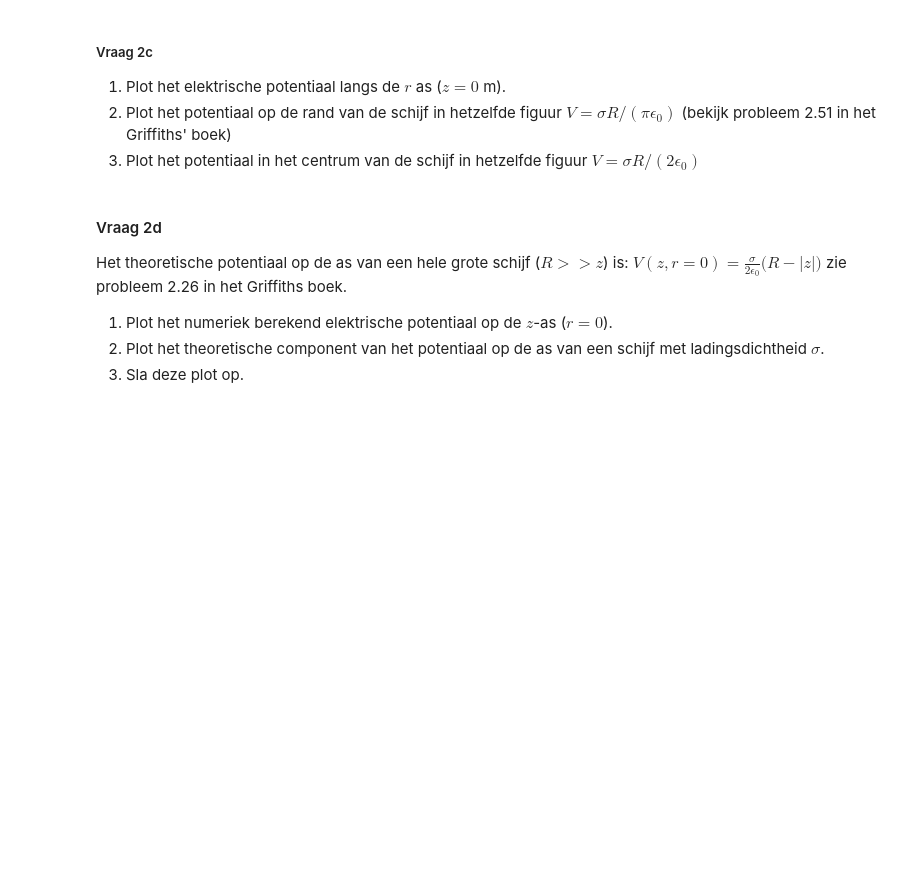
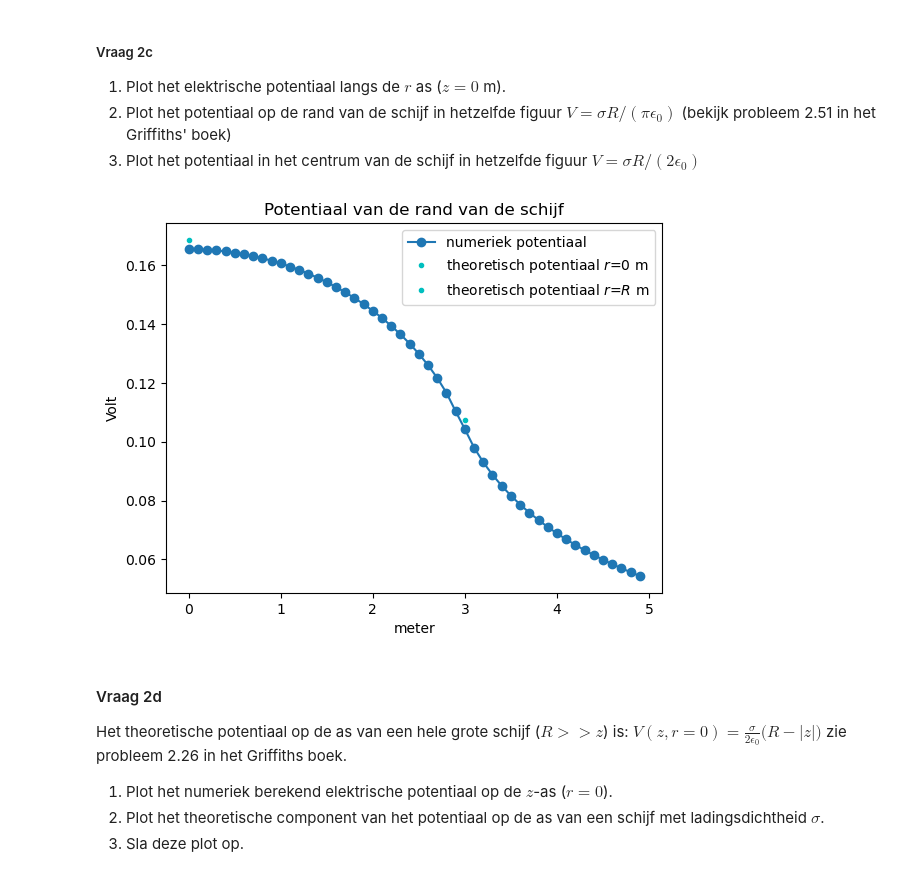
Before and after one commit to daanTN/DEF-Daan, a Jupyter notebook: DigitaleOntwerpopdrachten/1CondensatorOpdracht/CondensatorOntwerpopdracht.ipynb, the cells around one changed output. Cells and saved outputs as stored; diff of their text form; code cells hidden in the pictures; blank space fills up the shorter version.

```diff
--- a/DigitaleOntwerpopdrachten/1CondensatorOpdracht/CondensatorOntwerpopdracht.ipynb
+++ b/DigitaleOntwerpopdrachten/1CondensatorOpdracht/CondensatorOntwerpopdracht.ipynb
@@ -208,6 +210,7 @@ Pas de cel die je in vraag 2a hebt aangepast weer aan naar de originele waardes.
 Het aantal punten dat gebruikt wordt om de schijf te creëren is number_point_charges_on_disk en de lading van een punt is charge_one_point in Coulomb.
 1. Bereken en print de ladingsdichtheid $\sigma$ met een correcte eenheid.
 # %%
-###
-###Hier jouw code###
-###
+Oppervlakte_disk=np.pi*disk_radius**2
+Totale_lading=number_point_charges_on_disk*charge_one_point
+ladingsdichtheid=Totale_lading/Oppervlakte_disk
+print('De ladingsdichtheid is',ladingsdichtheid,'in Coulomb per vierkantemeter')
@@ -219,21 +224,27 @@ Het aantal punten dat gebruikt wordt om de schijf te creëren is number_point_ch
 (bekijk probleem 2.51 in het Griffiths' boek)
 3. Plot het potentiaal in het centrum van de schijf in hetzelfde figuur $V = \sigma R/(2 \epsilon_0)$
 # %%
-# # Vul deze code aan zodat deze vraag 2.3 beantwoord.
-# idx_z_zero =
+# Vul deze code aan zodat deze vraag 2.3 beantwoord.
+idx_z_zero = np.argmin(abs(z))
+perm_vacuum=8.85e-12
+k=1/(4*np.pi*perm_vacuum)
+omtrek_disk=2*np.pi*disk_radius
+V_0 = k*ladingsdichtheid*omtrek_disk  # potentiaal op r = 0
 
-# V_0 =  # potentiaal op r = 0
+V_R =    ladingsdichtheid*disk_radius/(np.pi*perm_vacuum)# potentiaal op de straal van de schijf
+r_R =    disk_radius # straal van de schijf
 
-# V_R =  # potentiaal op de straal van de schijf
-# r_R =  # straal van de schijf
 
-# plt.title(f"Jullie titel")
-# plt.plot(r, V, "o-", label="numeriek potentiaal")
-# plt.plot(0, V_0, "c.", label="theoretisch potentiaal $r$=0 m")
-# plt.plot(r_R, V_R, "c.", label="theoretisch potentiaal $r$=$R$ m")
-# plt.legend()
-# plt.xlabel("Een relevante eenheid")
-# plt.ylabel("Een relevante eenheid")
+plt.title(f"Potentiaal van de rand van de schijf")
+plt.plot(r, V[idx_z_zero,:], "o-", label="numeriek potentiaal")
+plt.plot(0, V_0, "c.", label="theoretisch potentiaal $r$=0 m")
+plt.plot(r_R, V_R, "c.", label="theoretisch potentiaal $r$=$R$ m")
+plt.legend()
+plt.xlabel("meter")
+plt.ylabel("Volt")
+plt.show()
+# %% [output]
+[figure, added]
 # %% [markdown]
 #### Vraag 2d
 
```
Also changed, not shown: parts of 4 cells of this notebook, 2 other files.
